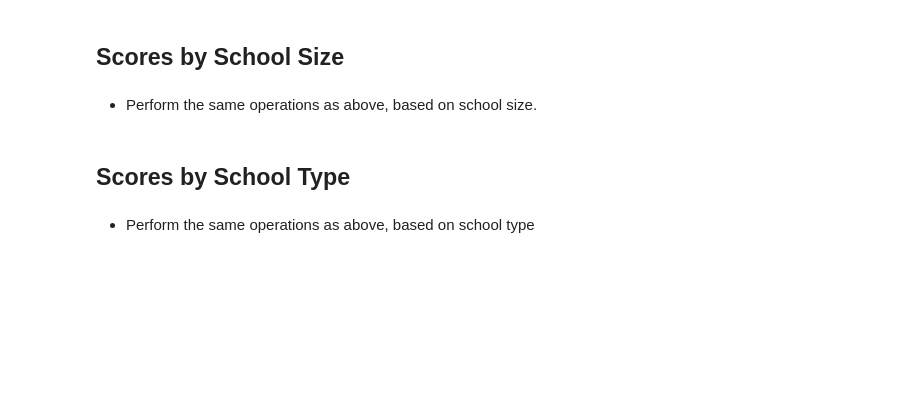
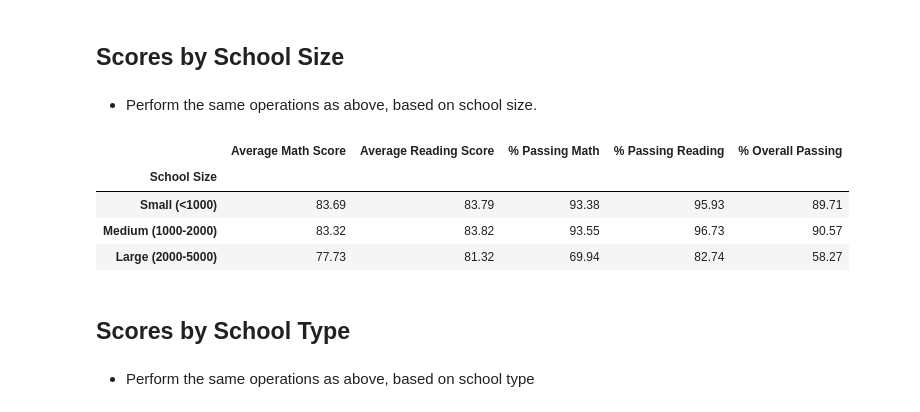
Before and after one commit to Asiha14/pandas-challenge, a Jupyter notebook: PyCitySchools/PyCitySchools_starter.ipynb, the cells around one changed output. Cells and saved outputs as stored; diff of their text form; code cells hidden in the pictures; blank space fills up the shorter version.

```diff
--- a/PyCitySchools/PyCitySchools_starter.ipynb
+++ b/PyCitySchools/PyCitySchools_starter.ipynb
@@ -318,6 +601,89 @@ re_sort_school_summary.head(5)
 ## Scores by School Size
 # %% [markdown]
 * Perform the same operations as above, based on school size.
+# %%
+small_count=0
+small_math=0
+small_read=0
+small_pmath=0
+small_pread=0
+small_opass=0
+
+med_count = 0
+med_math = 0
+med_read = 0
+med_pmath = 0
+med_pread = 0
+med_opass = 0
+
+large_count = 0
+large_math = 0
+large_read = 0
+large_pmath = 0
+large_pread = 0
+large_opass = 0
+
+for index, row in school_summary.iterrows():
+    if row[1] <= 999:
+        small_count +=1
+        small_math += row[4]
+        small_read += row[5]
+        small_pmath += row[6]
+        small_pread += row[7]
+        small_opass += row[8]
+
+    elif row[1] <= 1999:
+        med_count +=1
+        med_math += row[4]
+        med_read += row[5]
+        med_pmath += row[6]
+        med_pread += row[7]
+        med_opass += row[8]
+
+    else:
+        large_count +=1
+        large_math += row[4]
+        large_read += row[5]
+        large_pmath += row[6]
+        large_pread += row[7]
+        large_opass += row[8]
+
+s_avg_m = round(small_math/small_count,2)
+s_avg_r = round(small_read/small_count,2)
+s_pmath = round(small_pmath/small_count,2)
+s_pread = round(small_pread/small_count,2)
+s_opass = round(small_opass/small_count,2)
+small_list = [s_avg_m,s_avg_r,s_pmath,s_pread,s_opass]
+
+m_avg_m = round(med_math/med_count,2)
+m_avg_r = round(med_read/med_count,2)
+m_pmath = round(med_pmath/med_count,2)
+m_pread = round(med_pread/med_count,2)
+m_opass = round(med_opass/med_count,2)
+med_list = [m_avg_m,m_avg_r,m_pmath,m_pread,m_opass]
+
+
+lgavg_m = round(large_math/large_count,2)
+lgavg_r = round(large_read/large_count,2)
+lgpmath = round(large_pmath/large_count,2)
+lgpread = round(large_pread/large_count,2)
+lgopass = round(large_opass/large_count,2)
+large_list = [lgavg_m,lgavg_r,lgpmath,lgpread,lgopass]
+
+master_list = [small_list,med_list ,large_list]
+size_df = pd.DataFrame(master_list, index=['Small (<1000)','Medium (1000-2000)','Large (2000-5000)'], columns=['Average Math Score',
+                                                                                               'Average Reading Score',
+                                                                                               '% Passing Math',
+                                                                                               '% Passing Reading',
+                                                                                               '% Overall Passing'])
+size_df.index.name = 'School Size'
+size_df
+# %% [output]
+|  | Average Math Score | Average Reading Score | % Passing Math | % Passing Reading | % Overall Passing |
+| School Size |  |  |  |  |  |
+| Small (<1000) | 83.69 | 83.79 | 93.38 | 95.93 | 89.71 |
+| Medium (1000-2000) | 83.32 | 83.82 | 93.55 | 96.73 | 90.57 |
+| Large (2000-5000) | 77.73 | 81.32 | 69.94 | 82.74 | 58.27 |
 # %% [markdown]
 ## Scores by School Type
 # %% [markdown]
```
Also changed, not shown: parts of 5 cells of this notebook.
